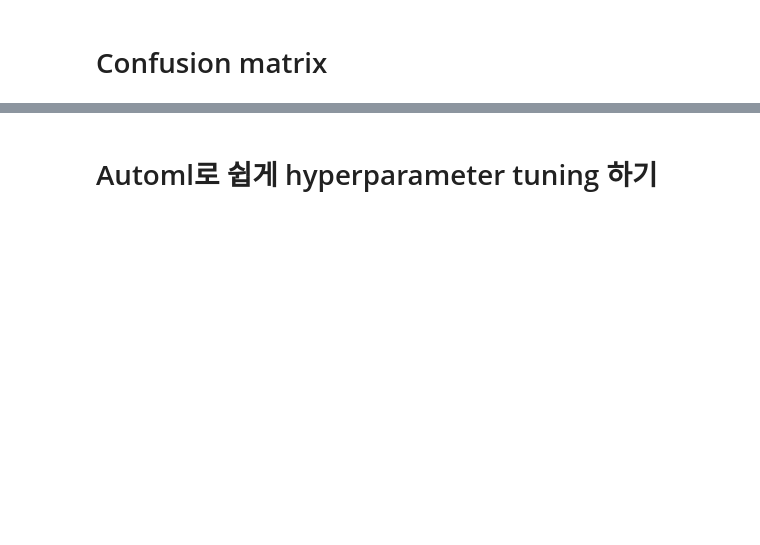
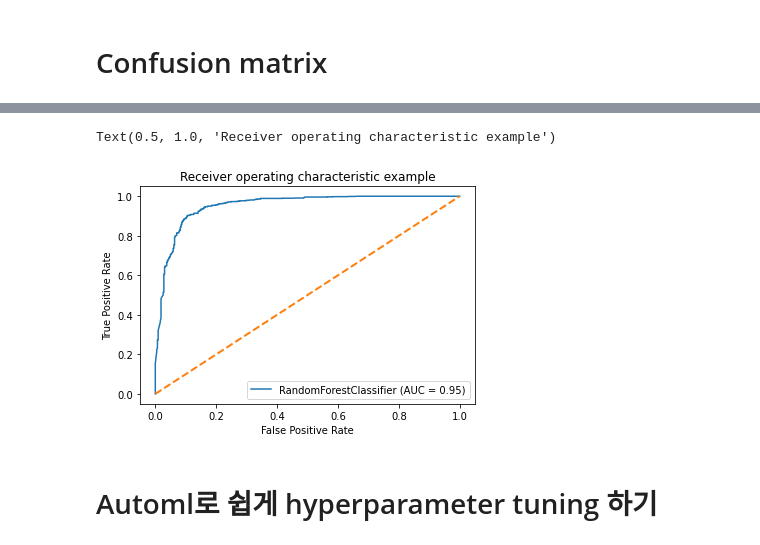
Before and after one commit to HongB1/2022-KHU-Bioinformatics-lab, a Jupyter notebook: code/Lab17 Random Forest/random_forest_withFE.ipynb, the cells around one changed output, grey strips where cells are left out. Cells and saved outputs as stored; diff of their text form; code cells hidden in the pictures; blank space fills up the shorter version.

```diff
--- a/code/Lab17 Random Forest/random_forest_withFE.ipynb
+++ b/code/Lab17 Random Forest/random_forest_withFE.ipynb
@@ -368,12 +380,15 @@ plt.show()
 # %%
 import matplotlib.pyplot as plt
 from sklearn import metrics
 
-metrics.plot_roc_curve(best_model, xTest, yTest)
+metrics.plot_roc_curve(best_model, X_test, y_test)
 plt.plot([0, 1], [0, 1], lw=lw, linestyle='--')
 plt.xlabel('False Positive Rate')
 plt.ylabel('True Positive Rate')
 plt.title('Receiver operating characteristic example')
+# %% [output]
+Text(0.5, 1.0, 'Receiver operating characteristic example')
+[figure, added]
 # %% [markdown]
 # Automl로 쉽게 hyperparameter tuning 하기
 # %%
```
Also changed, not shown: parts of 30 cells of this notebook, 26 other files.
